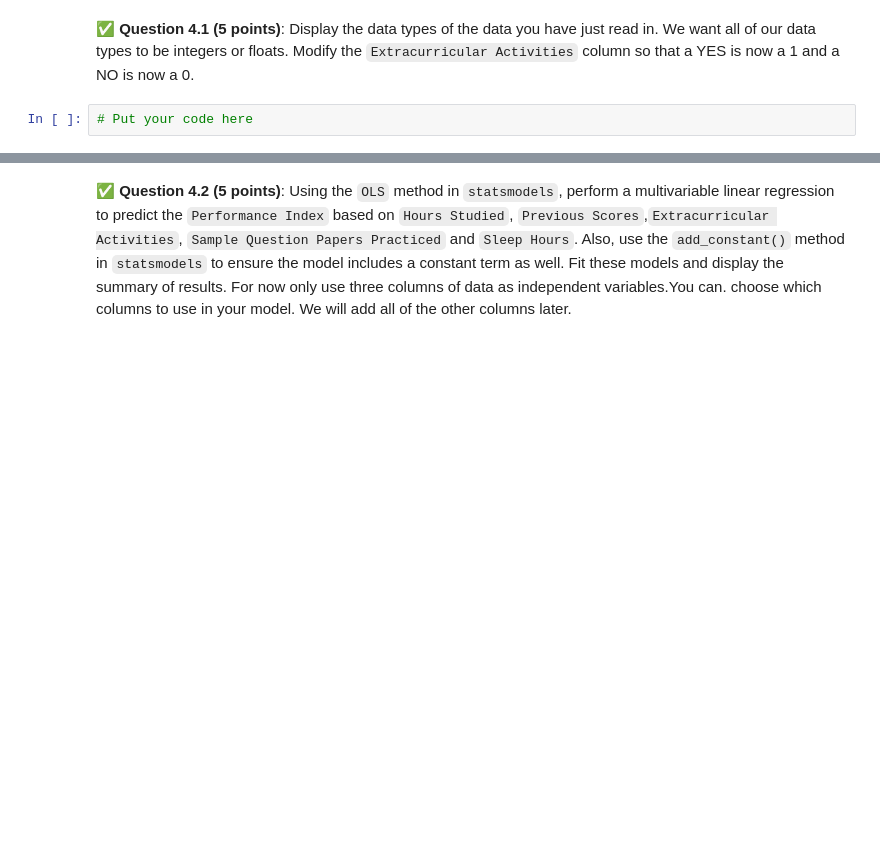
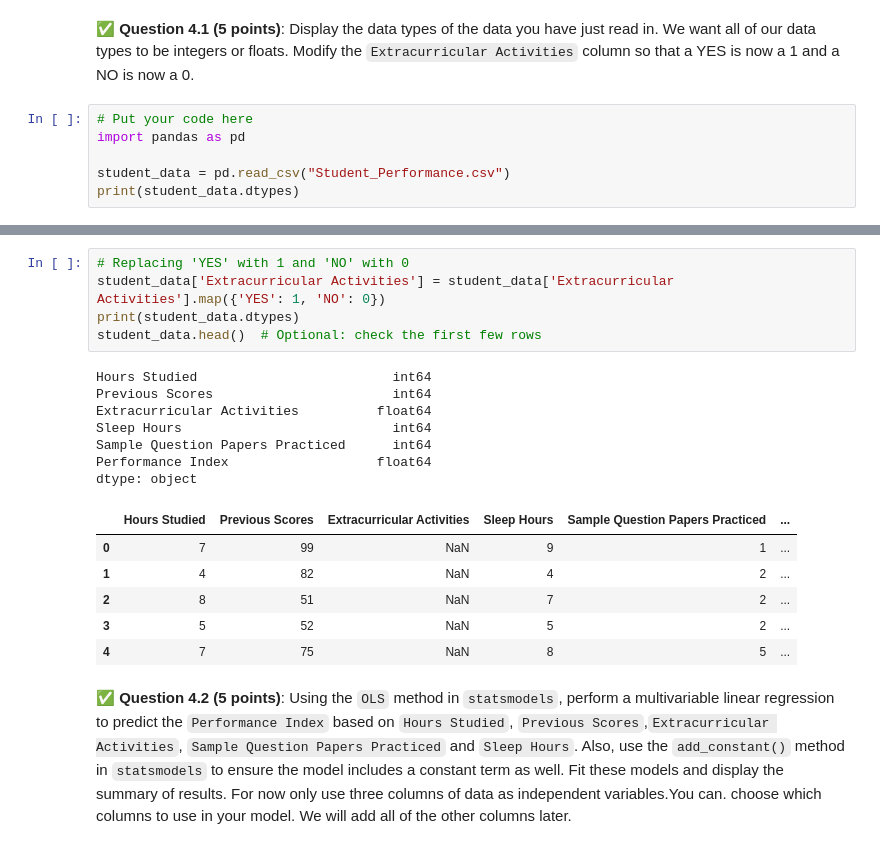
Before and after one commit to yashikaadesai/CMSE202-S25-turnin, a Jupyter notebook: hw-03/HW-03_Regression-S25-STUDENT.ipynb, the cells around one changed output, grey strips where cells are left out. Cells and saved outputs as stored; diff of their text form; blank space fills up the shorter version.

```diff
--- a/hw-03/HW-03_Regression-S25-STUDENT.ipynb
+++ b/hw-03/HW-03_Regression-S25-STUDENT.ipynb
@@ -265,3 +265,7 @@ First, download and read in this synthetic dataset of Student Performance. `http
 &#9989;  **Question 4.1 (5 points)**: Display the data types of the data you have just read in. We want all of our data types to be integers or floats. Modify the `Extracurricular Activities` column so that a YES is now a 1 and a NO is now a 0.
 # %%
 # Put your code here
+import pandas as pd
+
+student_data = pd.read_csv("Student_Performance.csv")
+print(student_data.dtypes)
@@ -268,2 +280,21 @@ First, download and read in this synthetic dataset of Student Performance. `http
+# %%
+# Replacing 'YES' with 1 and 'NO' with 0
+student_data['Extracurricular Activities'] = student_data['Extracurricular Activities'].map({'YES': 1, 'NO': 0})
+print(student_data.dtypes)
+student_data.head()  # Optional: check the first few rows
+# %% [output]
+Hours Studied                         int64
+Previous Scores                       int64
+Extracurricular Activities          float64
+Sleep Hours                           int64
+Sample Question Papers Practiced      int64
+Performance Index                   float64
+dtype: object
+|  | Hours Studied | Previous Scores | Extracurricular Activities | Sleep Hours | Sample Question Papers Practiced | ... |
+| 0 | 7 | 99 | NaN | 9 | 1 | ... |
+| 1 | 4 | 82 | NaN | 4 | 2 | ... |
+| 2 | 8 | 51 | NaN | 7 | 2 | ... |
+| 3 | 5 | 52 | NaN | 5 | 2 | ... |
+| 4 | 7 | 75 | NaN | 8 | 5 | ... |
 # %% [markdown]
 &#9989;  **Question 4.2 (5 points)**: Using the `OLS` method in `statsmodels`, perform a multivariable linear regression to predict the `Performance Index` based on `Hours Studied`, `Previous Scores`,`Extracurricular Activities`, `Sample Question Papers Practiced` and `Sleep Hours`. Also, use the `add_constant()` method in `statsmodels` to ensure the model includes a constant term as well. Fit these models and display the summary of results.  For now only use three columns of data as independent variables.You can. choose which columns to use in your model. We will add all of the other columns later.
```
Also changed, not shown: parts of 11 cells of this notebook, 1 other file.
